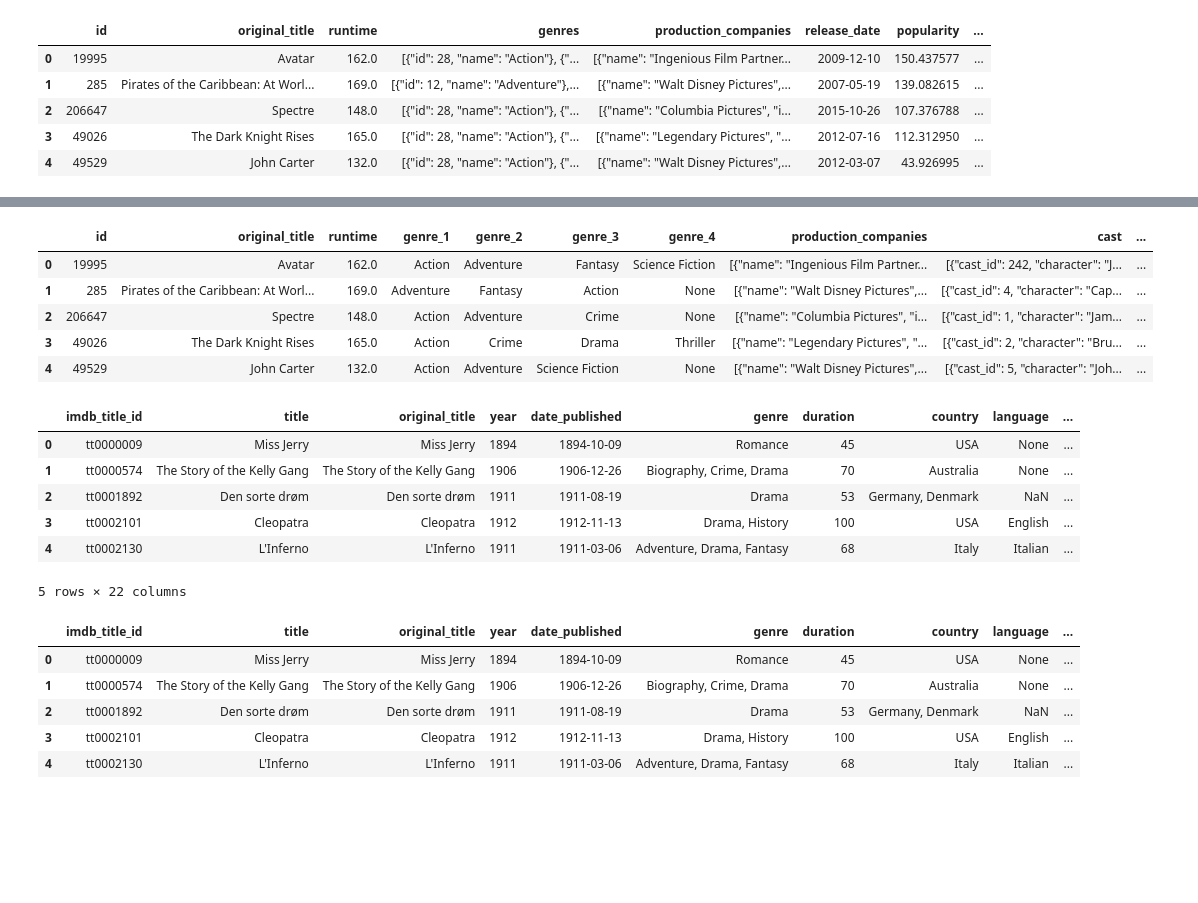
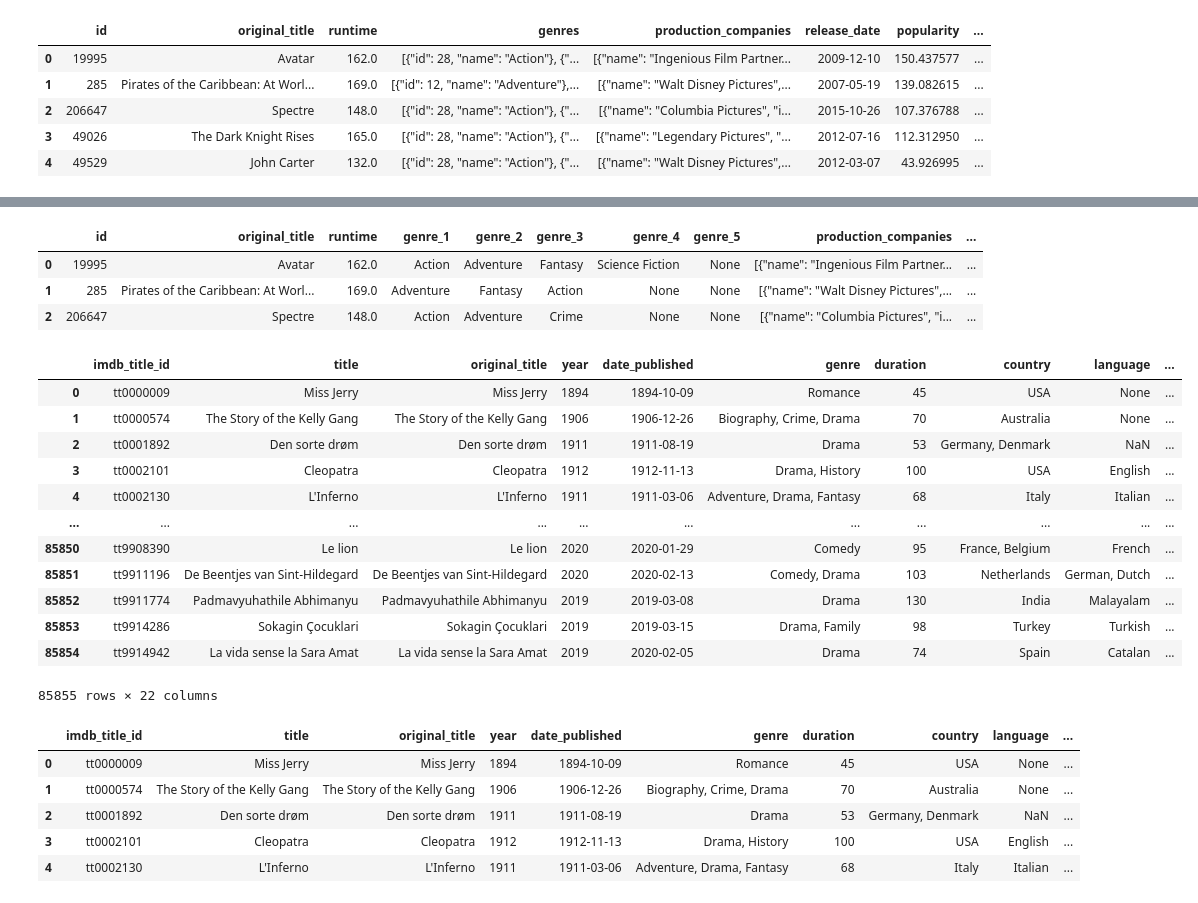
Before and after one commit to aidasarin/as3764_INFO2950_Project, a Jupyter notebook: phase2/phase2.ipynb, the cells around one changed output, grey strips where cells are left out. Saved outputs shown, nothing was run; the diff lists cells and outputs as text; code cells hidden in the pictures; blank space fills up the shorter version.

```diff
--- a/phase2/phase2.ipynb
+++ b/phase2/phase2.ipynb
@@ -147,29 +139,33 @@ new.head()
 # %%
-# merging the new 4 genres columns with the "combined" dataset
+# merging the new 5 genres columns with the "combined" dataset
 result = pd.concat([combined_data, new], axis=1, sort=False)
 result.drop("genres", axis=1)
-result = result[ ['id', 'original_title', 'runtime', 'genre_1', 'genre_2', 'genre_3', 'genre_4', 'production_companies', 'cast', 'crew', 'release_date', 'popularity', 'vote_average', 'vote_count'] ]
+result = result[ ['id', 'original_title', 'runtime', 'genre_1', 'genre_2', 'genre_3', 'genre_4', 'genre_5', 'production_companies', 'cast', 'crew', 'release_date', 'popularity', 'vote_average', 'vote_count'] ]
 result = result.loc[:,~result.columns.duplicated()]
-result.head()
+result.head(3)
 # %% [output]
-|  | id | original_title | runtime | genre_1 | genre_2 | genre_3 | genre_4 | production_companies | cast | ... |
-| 0 | 19995 | Avatar | 162.0 | Action | Adventure | Fantasy | Science Fiction | [{"name": "Ingenious Film Partner... | [{"cast_id": 242, "character": "J... | ... |
-| 1 | 285 | Pirates of the Caribbean: At Worl... | 169.0 | Adventure | Fantasy | Action | None | [{"name": "Walt Disney Pictures",... | [{"cast_id": 4, "character": "Cap... | ... |
-| 2 | 206647 | Spectre | 148.0 | Action | Adventure | Crime | None | [{"name": "Columbia Pictures", "i... | [{"cast_id": 1, "character": "Jam... | ... |
-| 3 | 49026 | The Dark Knight Rises | 165.0 | Action | Crime | Drama | Thriller | [{"name": "Legendary Pictures", "... | [{"cast_id": 2, "character": "Bru... | ... |
-| 4 | 49529 | John Carter | 132.0 | Action | Adventure | Science Fiction | None | [{"name": "Walt Disney Pictures",... | [{"cast_id": 5, "character": "Joh... | ... |
+|  | id | original_title | runtime | genre_1 | genre_2 | genre_3 | genre_4 | genre_5 | production_companies | ... |
+| 0 | 19995 | Avatar | 162.0 | Action | Adventure | Fantasy | Science Fiction | None | [{"name": "Ingenious Film Partner... | ... |
+| 1 | 285 | Pirates of the Caribbean: At Worl... | 169.0 | Adventure | Fantasy | Action | None | None | [{"name": "Walt Disney Pictures",... | ... |
+| 2 | 206647 | Spectre | 148.0 | Action | Adventure | Crime | None | None | [{"name": "Columbia Pictures", "i... | ... |
 # %%
-# loading another dataset with more than 80K movies that has important info like movies' income
+# loading another dataset with more than 80K movies that has a very important information like movies' gross incomes
 another = pd.read_csv("imdb_movies.csv")
-another.head()
+another
 # %% [output]
 |  | imdb_title_id | title | original_title | year | date_published | genre | duration | country | language | ... |
 | 0 | tt0000009 | Miss Jerry | Miss Jerry | 1894 | 1894-10-09 | Romance | 45 | USA | None | ... |
 | 1 | tt0000574 | The Story of the Kelly Gang | The Story of the Kelly Gang | 1906 | 1906-12-26 | Biography, Crime, Drama | 70 | Australia | None | ... |
 | 2 | tt0001892 | Den sorte drøm | Den sorte drøm | 1911 | 1911-08-19 | Drama | 53 | Germany, Denmark | NaN | ... |
 | 3 | tt0002101 | Cleopatra | Cleopatra | 1912 | 1912-11-13 | Drama, History | 100 | USA | English | ... |
 | 4 | tt0002130 | L'Inferno | L'Inferno | 1911 | 1911-03-06 | Adventure, Drama, Fantasy | 68 | Italy | Italian | ... |
+| ... | ... | ... | ... | ... | ... | ... | ... | ... | ... | ... |
+| 85850 | tt9908390 | Le lion | Le lion | 2020 | 2020-01-29 | Comedy | 95 | France, Belgium | French | ... |
+| 85851 | tt9911196 | De Beentjes van Sint-Hildegard | De Beentjes van Sint-Hildegard | 2020 | 2020-02-13 | Comedy, Drama | 103 | Netherlands | German, Dutch | ... |
+| 85852 | tt9911774 | Padmavyuhathile Abhimanyu | Padmavyuhathile Abhimanyu | 2019 | 2019-03-08 | Drama | 130 | India | Malayalam | ... |
+| 85853 | tt9914286 | Sokagin Çocuklari | Sokagin Çocuklari | 2019 | 2019-03-15 | Drama, Family | 98 | Turkey | Turkish | ... |
+| 85854 | tt9914942 | La vida sense la Sara Amat | La vida sense la Sara Amat | 2019 | 2020-02-05 | Drama | 74 | Spain | Catalan | ... |
-5 rows × 22 columns
+85855 rows × 22 columns
 # %%
 # checking how many movies from our dataset are also in the big "another "dataset + adding the column with True/False
 yes = another['original_title'].isin(result['original_title'])
```
Also changed, not shown: parts of 51 cells of this notebook, 1 other file.
